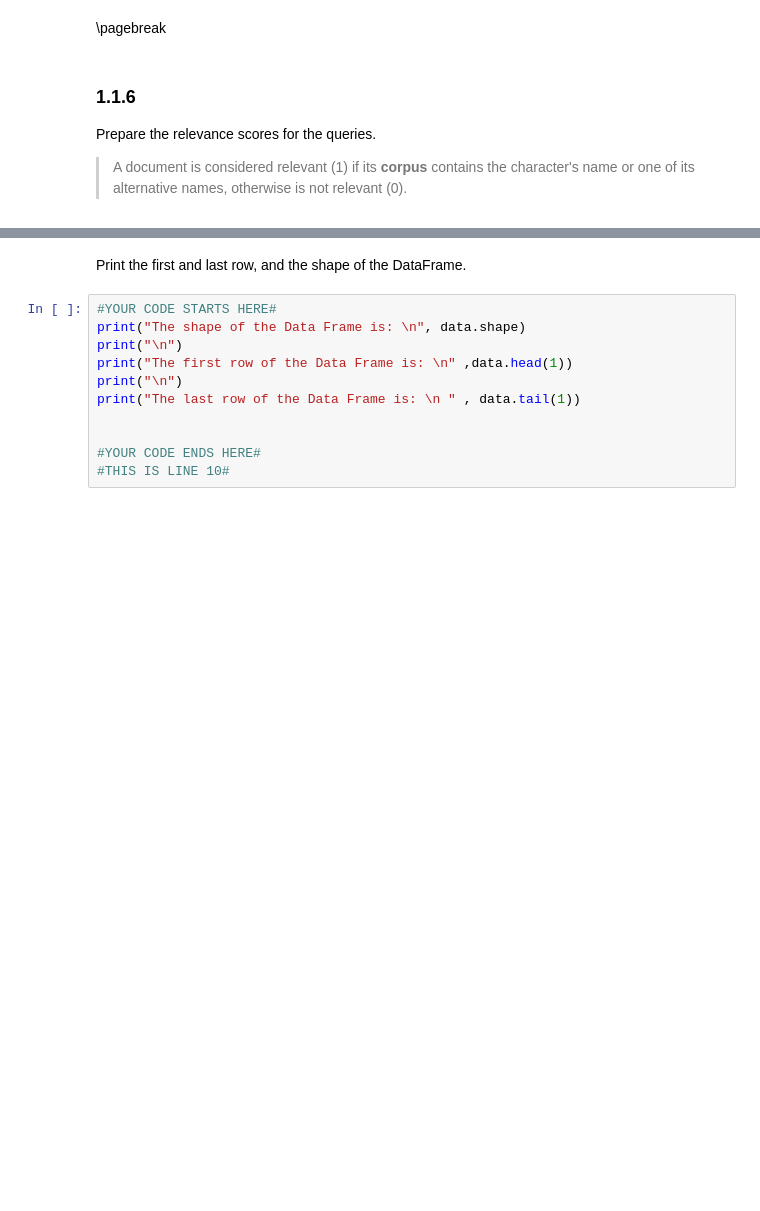
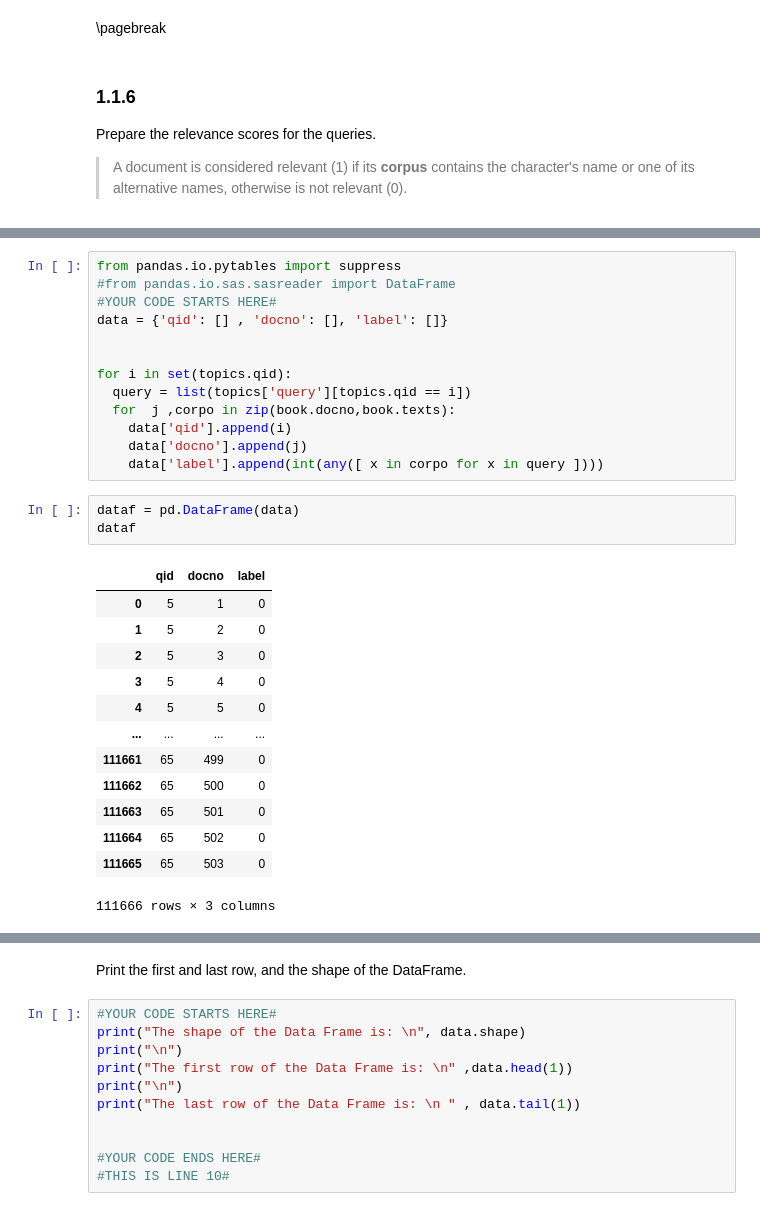
Before and after one commit to Ciambelle-Ciociare/ADM_Homework_1, a Jupyter notebook: DMT2023_HW1.ipynb, the cells around one changed output, grey strips where cells are left out. Drawn from its saved outputs; the diff is of its cells as text; blank space fills up the shorter version.

```diff
--- a/DMT2023_HW1.ipynb
+++ b/DMT2023_HW1.ipynb
@@ -432,2 +435,32 @@ for i in set(topics.qid):
 #YOUR CODE ENDS HERE#
 #THIS IS LINE 30#
+# %%
+from pandas.io.pytables import suppress
+#from pandas.io.sas.sasreader import DataFrame
+#YOUR CODE STARTS HERE#
+data = {'qid': [] , 'docno': [], 'label': []}
+
+
+for i in set(topics.qid):
+  query = list(topics['query'][topics.qid == i])
+  for  j ,corpo in zip(book.docno,book.texts):
+    data['qid'].append(i)
+    data['docno'].append(j)
+    data['label'].append(int(any([ x in corpo for x in query ])))
+# %%
+dataf = pd.DataFrame(data)
+dataf
+# %% [output]
+|  | qid | docno | label |
+| 0 | 5 | 1 | 0 |
+| 1 | 5 | 2 | 0 |
+| 2 | 5 | 3 | 0 |
+| 3 | 5 | 4 | 0 |
+| 4 | 5 | 5 | 0 |
+| ... | ... | ... | ... |
+| 111661 | 65 | 499 | 0 |
+| 111662 | 65 | 500 | 0 |
+| 111663 | 65 | 501 | 0 |
+| 111664 | 65 | 502 | 0 |
+| 111665 | 65 | 503 | 0 |
+111666 rows × 3 columns
```
Also changed, not shown: parts of 8 cells of this notebook.
